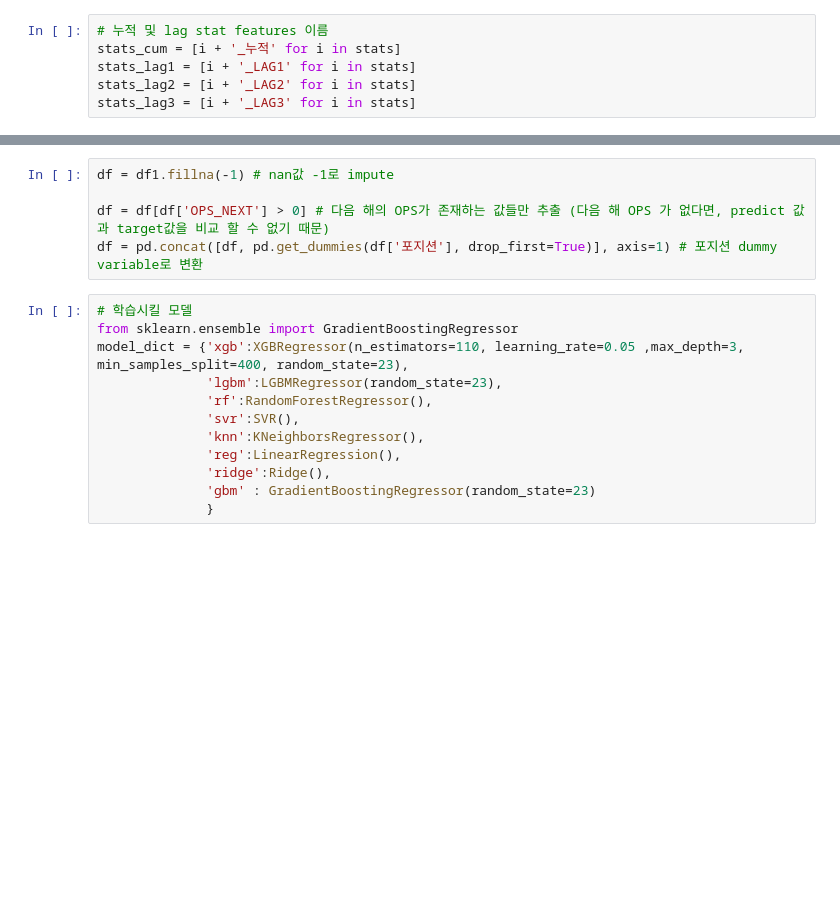
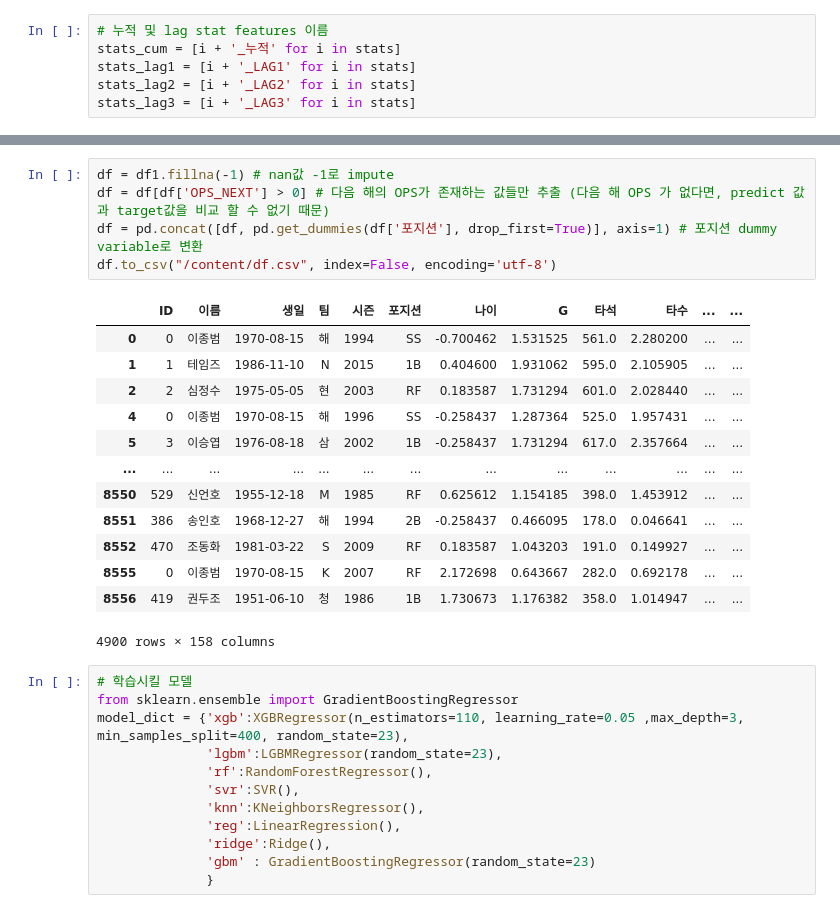
Before and after one commit to gmb408/OSSP-KBO-prediction, a Jupyter notebook: Model_Building.ipynb, the cells around one changed output, grey strips where cells are left out. Drawn from its saved outputs; the diff is of its cells as text; blank space fills up the shorter version.

```diff
--- a/Model_Building.ipynb
+++ b/Model_Building.ipynb
@@ -59,8 +68,22 @@ df1.to_csv("/content/n.csv", index=False, encoding='utf-8')
 # %%
 df = df1.fillna(-1) # nan값 -1로 impute
-
 df = df[df['OPS_NEXT'] > 0] # 다음 해의 OPS가 존재하는 값들만 추출 (다음 해 OPS 가 없다면, predict 값과 target값을 비교 할 수 없기 때문)
 df = pd.concat([df, pd.get_dummies(df['포지션'], drop_first=True)], axis=1) # 포지션 dummy variable로 변환
+df.to_csv("/content/df.csv", index=False, encoding='utf-8')
+# %% [output]
+|  | ID | 이름 | 생일 | 팀 | 시즌 | 포지션 | 나이 | G | 타석 | 타수 | ... | ... |
+| 0 | 0 | 이종범 | 1970-08-15 | 해 | 1994 | SS | -0.700462 | 1.531525 | 561.0 | 2.280200 | ... | ... |
+| 1 | 1 | 테임즈 | 1986-11-10 | N | 2015 | 1B | 0.404600 | 1.931062 | 595.0 | 2.105905 | ... | ... |
+| 2 | 2 | 심정수 | 1975-05-05 | 현 | 2003 | RF | 0.183587 | 1.731294 | 601.0 | 2.028440 | ... | ... |
+| 4 | 0 | 이종범 | 1970-08-15 | 해 | 1996 | SS | -0.258437 | 1.287364 | 525.0 | 1.957431 | ... | ... |
+| 5 | 3 | 이승엽 | 1976-08-18 | 삼 | 2002 | 1B | -0.258437 | 1.731294 | 617.0 | 2.357664 | ... | ... |
+| ... | ... | ... | ... | ... | ... | ... | ... | ... | ... | ... | ... | ... |
+| 8550 | 529 | 신언호 | 1955-12-18 | M | 1985 | RF | 0.625612 | 1.154185 | 398.0 | 1.453912 | ... | ... |
+| 8551 | 386 | 송인호 | 1968-12-27 | 해 | 1994 | 2B | -0.258437 | 0.466095 | 178.0 | 0.046641 | ... | ... |
+| 8552 | 470 | 조동화 | 1981-03-22 | S | 2009 | RF | 0.183587 | 1.043203 | 191.0 | 0.149927 | ... | ... |
+| 8555 | 0 | 이종범 | 1970-08-15 | K | 2007 | RF | 2.172698 | 0.643667 | 282.0 | 0.692178 | ... | ... |
+| 8556 | 419 | 권두조 | 1951-06-10 | 청 | 1986 | 1B | 1.730673 | 1.176382 | 358.0 | 1.014947 | ... | ... |
+4900 rows × 158 columns
 # %%
 # 학습시킬 모델
 from sklearn.ensemble import GradientBoostingRegressor
```
Also changed, not shown: parts of 3 cells of this notebook.
